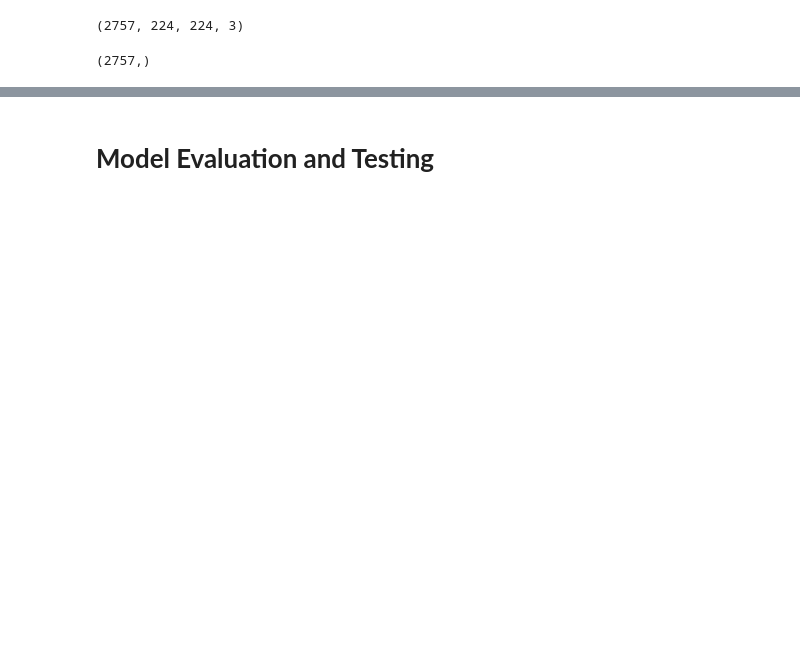
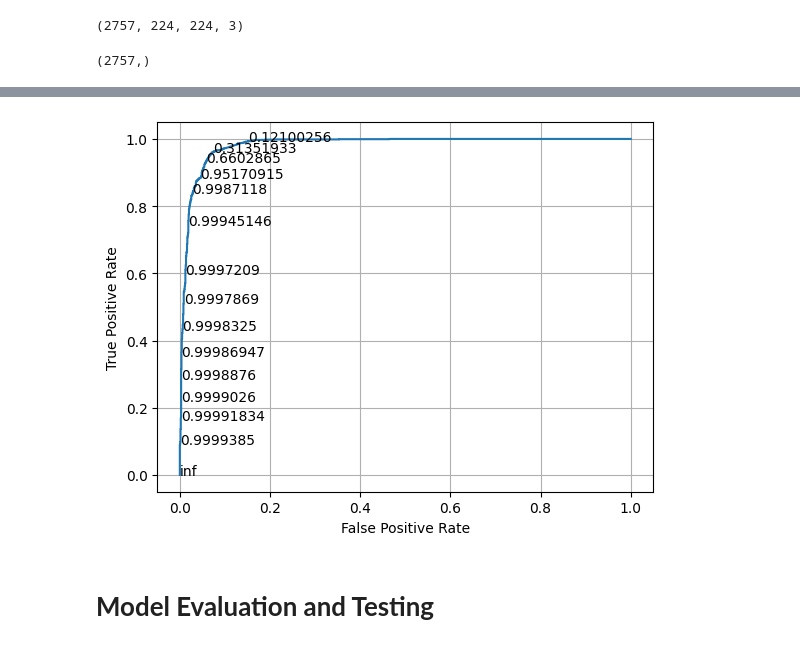
Before and after one commit to akankshakusf/Project-Deep-Learning-CNN-Malaria-Detection, a Jupyter notebook: Malaria_Detection.ipynb, the cells around one changed output, grey strips where cells are left out. Cells and saved outputs as stored; diff of their text form; code cells hidden in the pictures; blank space fills up the shorter version.

```diff
--- a/Malaria_Detection.ipynb
+++ b/Malaria_Detection.ipynb
@@ -845,3 +887,28 @@ print(predicted)
+# %%
+# Calculate FPR, TPR, and threshold values for ROC curve
+fp, tp, threshold = roc_curve(labels, predicted)
+
+# Plot ROC curve with FPR on x-axis and TPR on y-axis
+plt.plot(fp, tp)
+
+# Label axes
+plt.xlabel("False Positive Rate")
+plt.ylabel("True Positive Rate")
+
+# Show grid
+plt.grid()
+
+# Skip some thresholds for cleaner labels
+skip =30
+
+# Annotate ROC curve with threshold values
+for i in range(0, len(threshold), skip):
+    plt.text(fp[i], tp[i], threshold[i])
+
+# Display the plot
+plt.show()
+# %% [output]
+[figure, added]
 # %% [markdown]
 # **Model Evaluation and Testing**
 # %%
```
Also changed, not shown: parts of 25 cells of this notebook.
